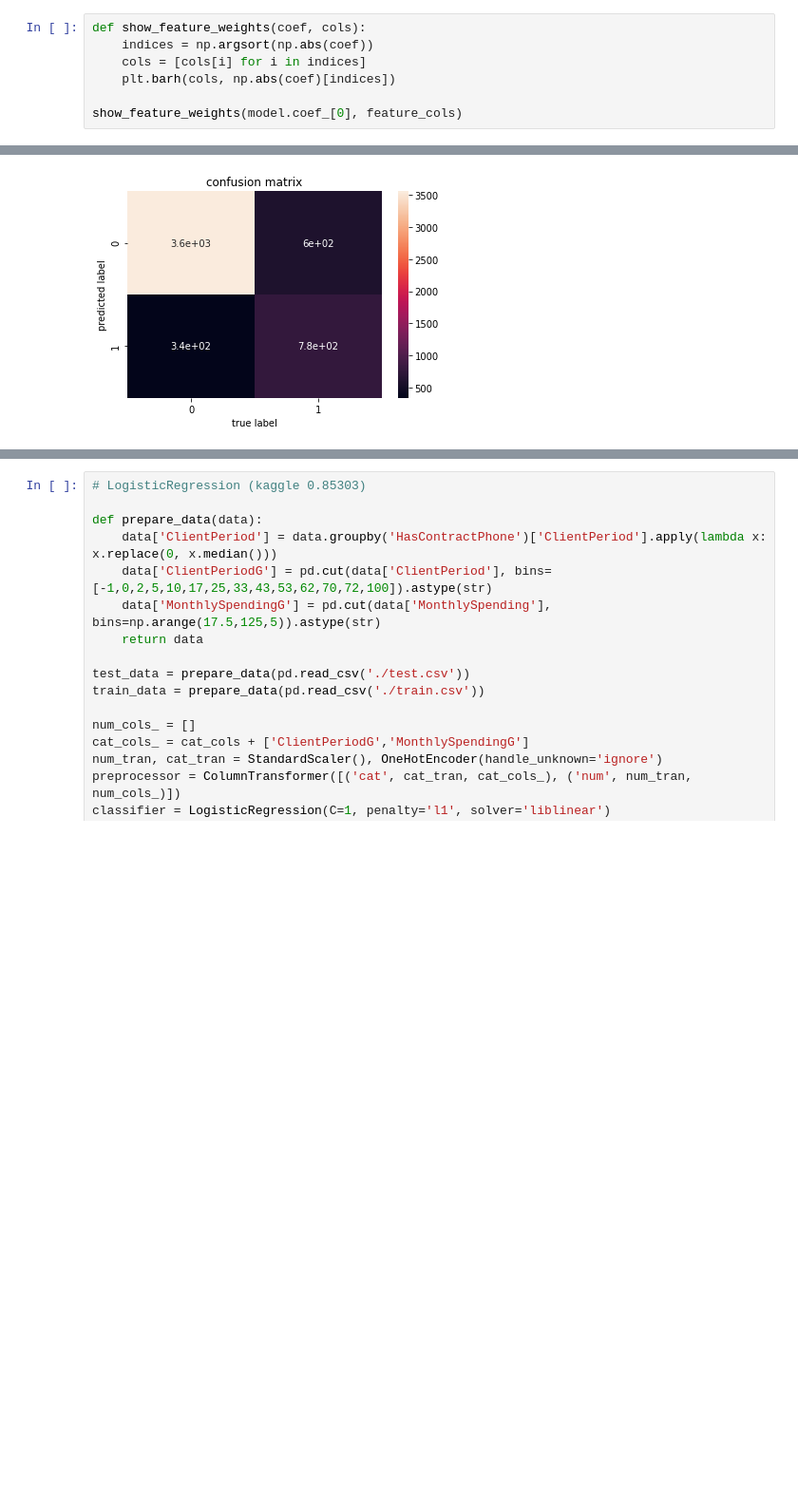
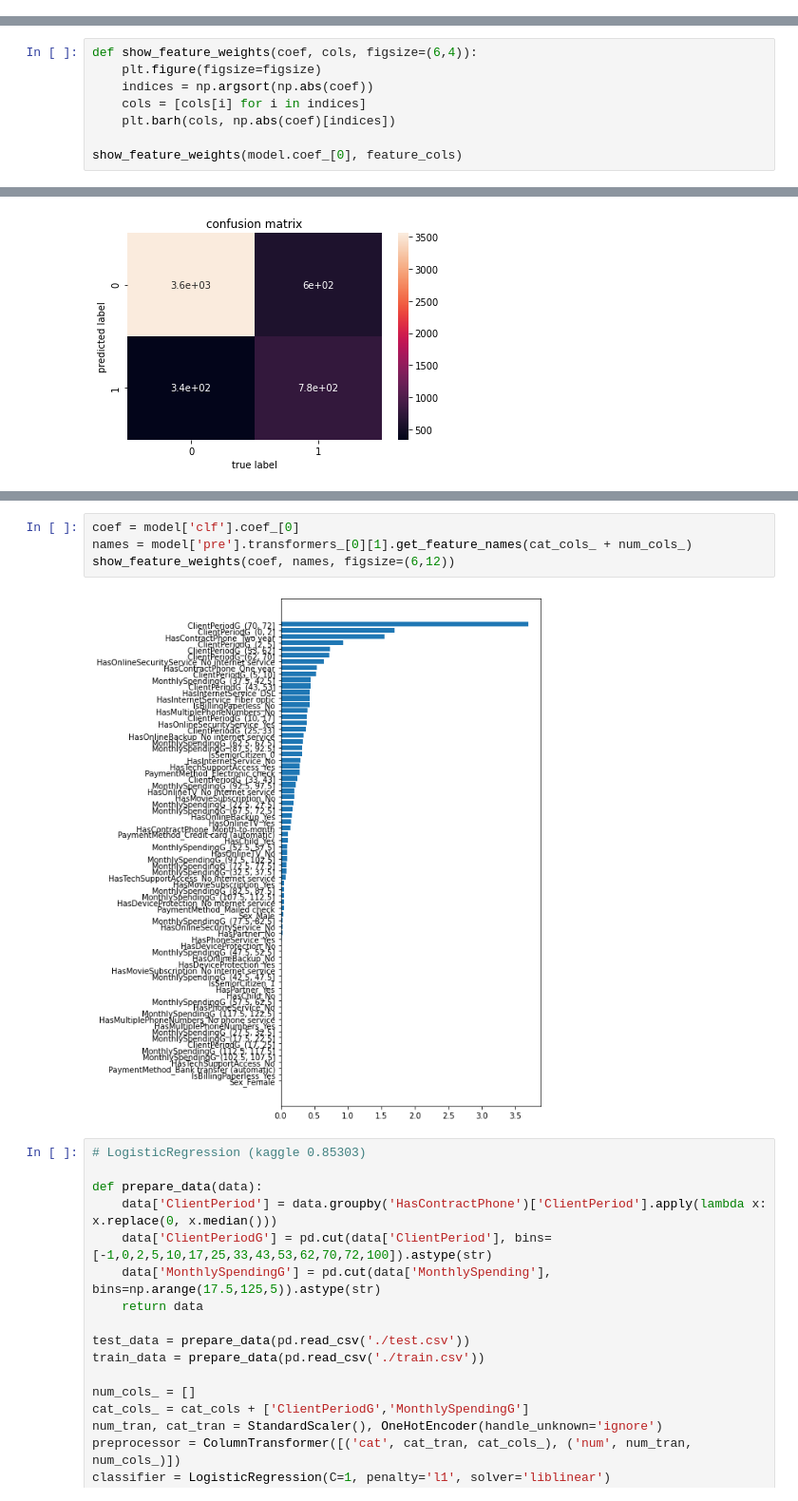
Before and after one commit to MitrofanovDmitry/study, a Jupyter notebook: practice/60 customer churn (dls)/5.ipynb, the cells around one changed output, grey strips where cells are left out. Shown at 95% size. Cells and saved outputs as stored; diff of their text form; blank space fills up the shorter version.

```diff
--- a/practice/60 customer churn (dls)/5.ipynb
+++ b/practice/60 customer churn (dls)/5.ipynb
@@ -526,7 +456,0 @@ coef_: 0.000 (min), 4.355 (max), 5 / 18 (zeros)
-# %%
-def show_feature_weights(coef, cols):
-    indices = np.argsort(np.abs(coef))
-    cols = [cols[i] for i in indices]
-    plt.barh(cols, np.abs(coef)[indices])
-
-show_feature_weights(model.coef_[0], feature_cols)
@@ -545,0 +526,8 @@ coef_: 0.000 (min), 4.357 (max), 5 / 18 (zeros)
+# %%
+def show_feature_weights(coef, cols, figsize=(6,4)):
+    plt.figure(figsize=figsize)
+    indices = np.argsort(np.abs(coef))
+    cols = [cols[i] for i in indices]
+    plt.barh(cols, np.abs(coef)[indices])
+
+show_feature_weights(model.coef_[0], feature_cols)
@@ -609,3 +610,9 @@ coef_: 0.000 (min), 3.701 (max), 18 / 75 (zeros)
+# %%
+coef = model['clf'].coef_[0]
+names = model['pre'].transformers_[0][1].get_feature_names(cat_cols_ + num_cols_)
+show_feature_weights(coef, names, figsize=(6,12))
+# %% [output]
+[figure, added]
 # %%
 # LogisticRegression (kaggle 0.85303)
 
```
Also changed, not shown: parts of 11 cells of this notebook, 1 other file.
